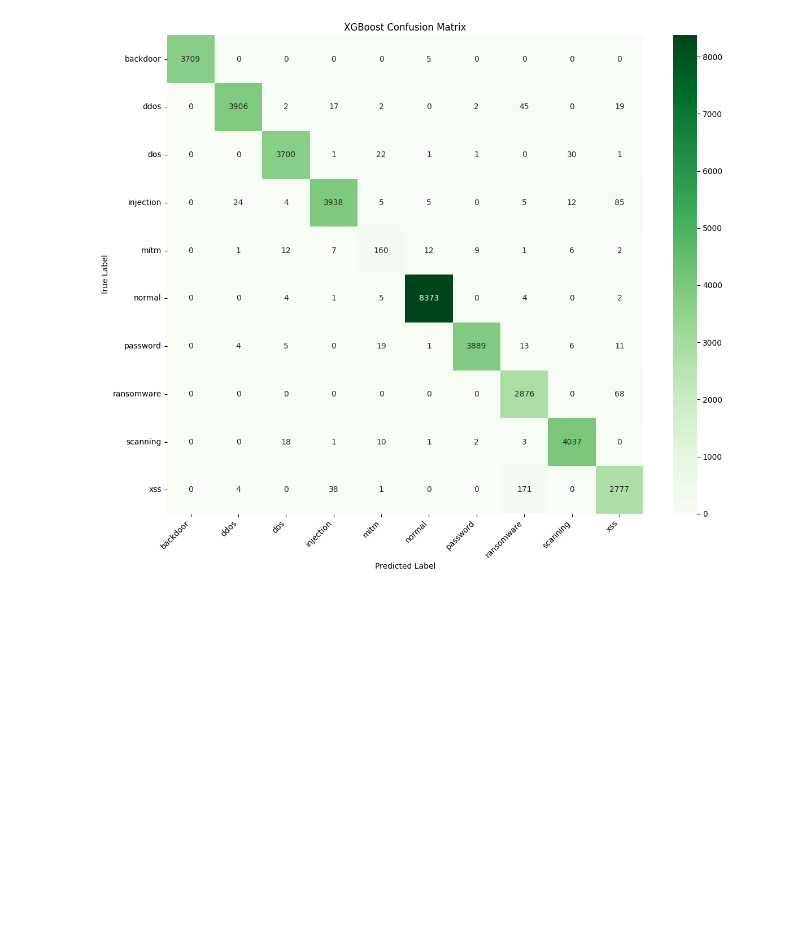
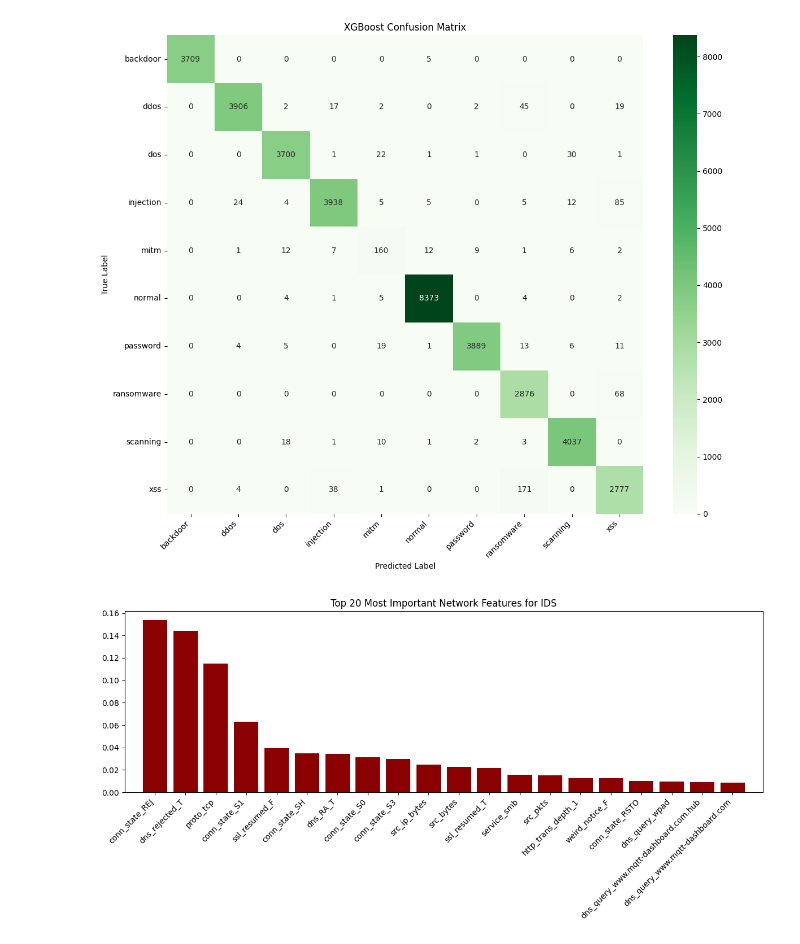
Before and after one commit to MahmoudMans/ton_iot_dataset, a Jupyter notebook: project-ton-iotnetwork-cnn.ipynb, the cells around one changed output. Drawn from its saved outputs; the diff is of its cells as text; code cells hidden in the pictures; blank space fills up the shorter version.

```diff
--- a/project-ton-iotnetwork-cnn.ipynb
+++ b/project-ton-iotnetwork-cnn.ipynb
@@ -533,3 +529,20 @@ plt.show()
    macro avg       0.95      0.96      0.95     38095
 weighted avg       0.98      0.98      0.98     38095
 [figure]
+# %%
+import matplotlib.pyplot as plt
+import numpy as np
+
+feature_names = X.columns
+importances = xgb_model.feature_importances_
+indices = np.argsort(importances)[::-1][:20]
+
+plt.figure(figsize=(12, 6))
+plt.title("Top 20 Most Important Network Features for IDS")
+plt.bar(range(20), importances[indices], align="center", color='darkred')
+plt.xticks(range(20), [feature_names[i] for i in indices], rotation=45, ha='right')
+plt.xlim([-1, 20])
+plt.tight_layout()
+plt.show()
+# %% [output]
+[figure, added]
```
Also changed, not shown: parts of 7 cells of this notebook.
